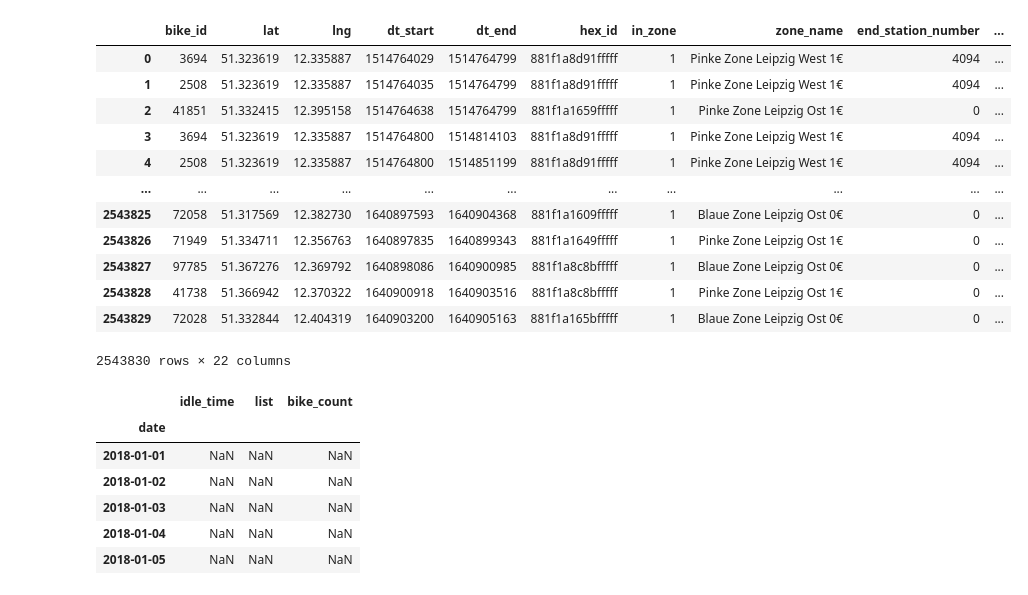
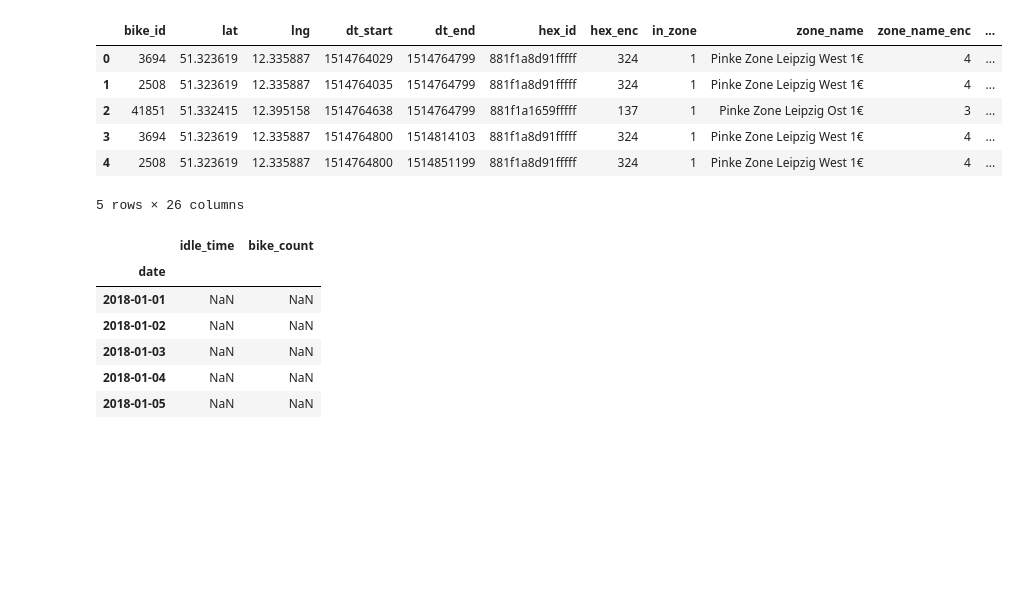
Before and after one commit to jw54kysa/bachelor_thesis_idle_time_prediction_nextbike, a Jupyter notebook: scripts/time_series/time_series_analysis.ipynb, the cells around one changed output. Saved outputs shown, nothing was run; the diff lists cells and outputs as text; code cells hidden in the pictures; blank space fills up the shorter version.

```diff
--- a/scripts/time_series/time_series_analysis.ipynb
+++ b/scripts/time_series/time_series_analysis.ipynb
@@ -49,37 +28,31 @@ array(['881f1a8d91fffff', '881f1a1659fffff', '881f1a8c83fffff',
 # %%
-df = pd.read_csv('../data/final_df_points_18_21.csv')
+df = pd.read_csv('../../data/final_df_points_18_21_class.csv')
 df['time_start'] = pd.to_datetime(df['dt_start'],unit='s')
-df
+df.head()
 # %% [output]
-|  | bike_id | lat | lng | dt_start | dt_end | hex_id | in_zone | zone_name | end_station_number | ... |
-| 0 | 3694 | 51.323619 | 12.335887 | 1514764029 | 1514764799 | 881f1a8d91fffff | 1 | Pinke Zone Leipzig West 1€ | 4094 | ... |
-| 1 | 2508 | 51.323619 | 12.335887 | 1514764035 | 1514764799 | 881f1a8d91fffff | 1 | Pinke Zone Leipzig West 1€ | 4094 | ... |
-| 2 | 41851 | 51.332415 | 12.395158 | 1514764638 | 1514764799 | 881f1a1659fffff | 1 | Pinke Zone Leipzig Ost 1€ | 0 | ... |
-| 3 | 3694 | 51.323619 | 12.335887 | 1514764800 | 1514814103 | 881f1a8d91fffff | 1 | Pinke Zone Leipzig West 1€ | 4094 | ... |
-| 4 | 2508 | 51.323619 | 12.335887 | 1514764800 | 1514851199 | 881f1a8d91fffff | 1 | Pinke Zone Leipzig West 1€ | 4094 | ... |
-| ... | ... | ... | ... | ... | ... | ... | ... | ... | ... | ... |
-| 2543825 | 72058 | 51.317569 | 12.382730 | 1640897593 | 1640904368 | 881f1a1609fffff | 1 | Blaue Zone Leipzig Ost 0€ | 0 | ... |
-| 2543826 | 71949 | 51.334711 | 12.356763 | 1640897835 | 1640899343 | 881f1a1649fffff | 1 | Pinke Zone Leipzig Ost 1€ | 0 | ... |
-| 2543827 | 97785 | 51.367276 | 12.369792 | 1640898086 | 1640900985 | 881f1a8c8bfffff | 1 | Blaue Zone Leipzig Ost 0€ | 0 | ... |
-| 2543828 | 41738 | 51.366942 | 12.370322 | 1640900918 | 1640903516 | 881f1a8c8bfffff | 1 | Pinke Zone Leipzig Ost 1€ | 0 | ... |
-| 2543829 | 72028 | 51.332844 | 12.404319 | 1640903200 | 1640905163 | 881f1a165bfffff | 1 | Blaue Zone Leipzig Ost 0€ | 0 | ... |
+|  | bike_id | lat | lng | dt_start | dt_end | hex_id | hex_enc | in_zone | zone_name | zone_name_enc | ... |
+| 0 | 3694 | 51.323619 | 12.335887 | 1514764029 | 1514764799 | 881f1a8d91fffff | 324 | 1 | Pinke Zone Leipzig West 1€ | 4 | ... |
+| 1 | 2508 | 51.323619 | 12.335887 | 1514764035 | 1514764799 | 881f1a8d91fffff | 324 | 1 | Pinke Zone Leipzig West 1€ | 4 | ... |
+| 2 | 41851 | 51.332415 | 12.395158 | 1514764638 | 1514764799 | 881f1a1659fffff | 137 | 1 | Pinke Zone Leipzig Ost 1€ | 3 | ... |
+| 3 | 3694 | 51.323619 | 12.335887 | 1514764800 | 1514814103 | 881f1a8d91fffff | 324 | 1 | Pinke Zone Leipzig West 1€ | 4 | ... |
+| 4 | 2508 | 51.323619 | 12.335887 | 1514764800 | 1514851199 | 881f1a8d91fffff | 324 | 1 | Pinke Zone Leipzig West 1€ | 4 | ... |
-2543830 rows × 22 columns
+5 rows × 26 columns
 # %%
 # DEFINE TIME SERIES RANGE
 # sets the data as index of time series (ts) data
 
 rng = pd.date_range(f'{year}-01-01', periods=days, freq='D')
-tsdata = pd.DataFrame({ 'date': rng, 'idle_time' : np.nan, 'list': np.nan, 'bike_count': np.nan})
+tsdata = pd.DataFrame({ 'date': rng, 'idle_time' : np.nan,  'bike_count': np.nan})
 tsdata = tsdata.set_index('date')
 tsdata.head()
 # %% [output]
-|  | idle_time | list | bike_count |
-| date |  |  |  |
-| 2018-01-01 | NaN | NaN | NaN |
-| 2018-01-02 | NaN | NaN | NaN |
-| 2018-01-03 | NaN | NaN | NaN |
-| 2018-01-04 | NaN | NaN | NaN |
-| 2018-01-05 | NaN | NaN | NaN |
+|  | idle_time | bike_count |
+| date |  |  |
+| 2018-01-01 | NaN | NaN |
+| 2018-01-02 | NaN | NaN |
+| 2018-01-03 | NaN | NaN |
+| 2018-01-04 | NaN | NaN |
+| 2018-01-05 | NaN | NaN |
 # %%
 # GET ALL RENTALS FORM HEX_ID
 def get_all_rentals(hex_id):
```
Also changed, not shown: parts of 8 cells of this notebook, 27 other files.
